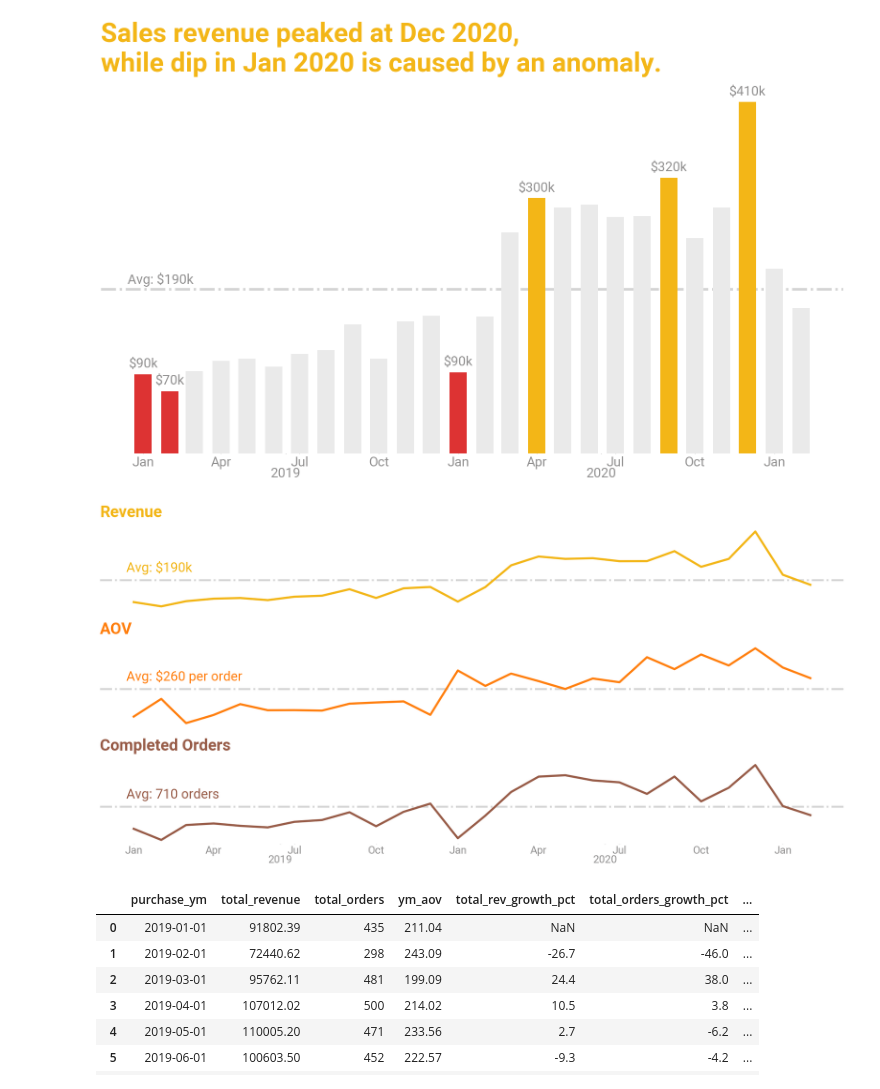
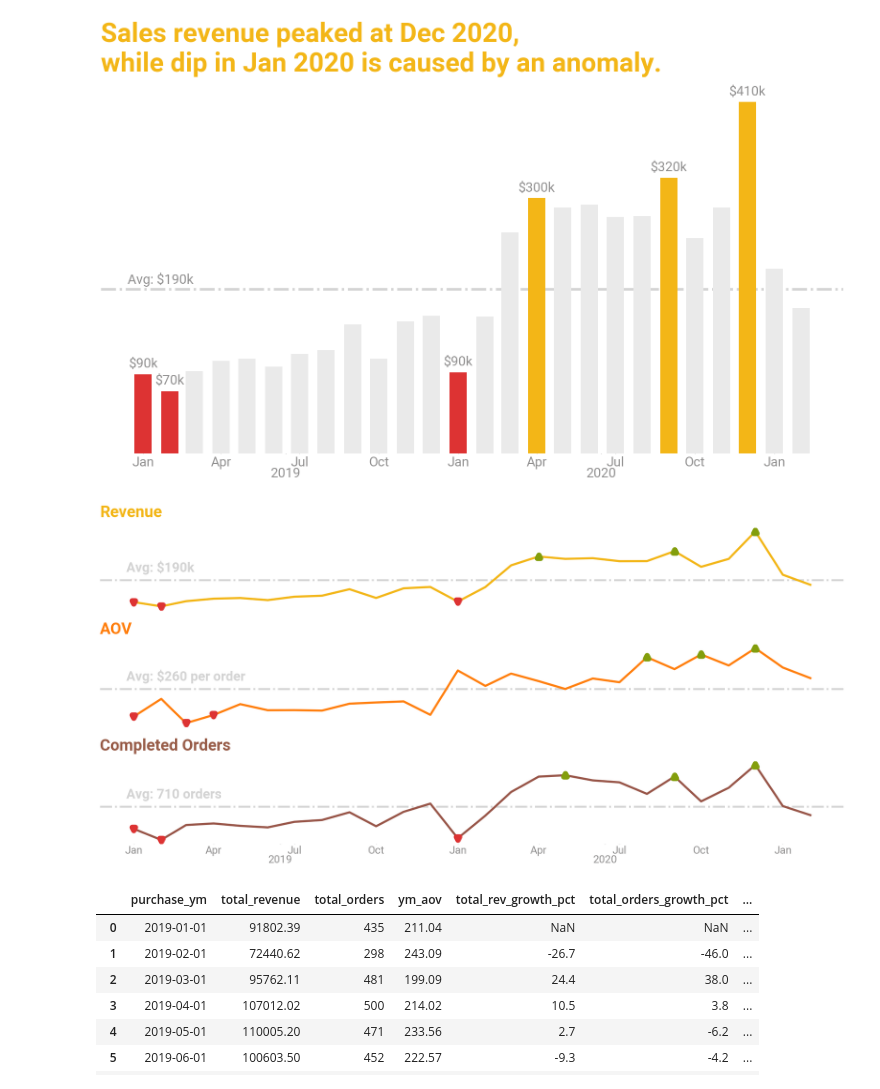
Before and after one commit to mjsluminarias/gamezone-ecommerce, a Jupyter notebook: code_queries/sales.ipynb, the cells around one changed output. Saved outputs shown, nothing was run; the diff lists cells and outputs as text; code cells hidden in the pictures.

```diff
--- a/code_queries/sales.ipynb
+++ b/code_queries/sales.ipynb
@@ -163,8 +163,20 @@ plt.show()
 # Create 3 stacked subplots sharing the x-axis
 fig, ax = plt.subplots(nrows=3, ncols=1, sharex=True, figsize=(20, 10))
 
+low_rev = rev_data_ym.nsmallest(3, columns='total_revenue')
+high_rev = rev_data_ym.nlargest(3, columns='total_revenue')
+
+low_ym_aov = rev_data_ym.nsmallest(3, columns='ym_aov')
+high_ym_aov = rev_data_ym.nlargest(3, columns='ym_aov')
+
+low_ym_orders = rev_data_ym.nsmallest(3, columns='total_orders')
+high_ym_orders = rev_data_ym.nlargest(3, columns='total_orders')
+
 # Plot data on each axis
 # ax[0].axhline(y=rev_data_ym["total_revenue"].mean(), color='red', linestyle='--', linewidth=1)
+ax[0].scatter(high_rev["purchase_ym"], high_rev["total_revenue"],
+    color = "#839E0C", marker = "^", linewidth = 10, label = "Top 3", zorder = 10)
+ax[0].scatter(low_rev["purchase_ym"], low_rev["total_revenue"], color = "#dd3333", marker = "v", linewidth = 10, zorder = 10, label = "Bottom 3")
 ax[0].plot(rev_data_ym["purchase_ym"], rev_data_ym["total_revenue"],
     color= "#f3b617", linewidth=4)
 ax[0].axhline(y=rev_data_ym["total_revenue"].mean(), color="#D4D4D4",
@@ -183,7 +195,9 @@ ax[0].annotate(f"Avg: ${int(round(rev_data_ym["total_revenue"].mean()/1000, -1))
     xycoords=("axes fraction", "data"),  # x: 0-1 across the axes, y: data value
     xytext=(50, 10),                       # 5 pts right, 4 pts above the line
     textcoords="offset points", ha="left", va="bottom",
-    fontsize=25, color = "#f3b617")
+    fontsize=25,
+    fontweight="bold",
+    color = "#D4D4D4")
 
 ax[0].set_ylabel('total_revenue')
 ax[0].spines["top"].set_visible(False)
@@ -196,6 +210,10 @@ ax[0].axes.get_yaxis().set_visible(False)
 
 
 # ax[1].axhline(y=rev_data_ym["ym_aov"].mean(), color='red', linestyle='--', linewidth=1)
+
+ax[1].scatter(low_ym_aov["purchase_ym"], low_ym_aov["ym_aov"], color = "#dd3333", marker = "v", linewidth = 10, zorder = 10)
+ax[1].scatter(high_ym_aov["purchase_ym"], high_ym_aov["ym_aov"], color = "#839E0C", marker = "^", linewidth = 10, zorder = 10)
+
 ax[1].plot(rev_data_ym["purchase_ym"], rev_data_ym["ym_aov"], color='tab:orange', linewidth=4)
 ax[1].axhline(y=rev_data_ym["ym_aov"].mean(), color="#D4D4D4",
     linestyle='-.', linewidth=3.5, zorder=0)
@@ -217,10 +235,17 @@ ax[1].annotate(f"Avg: ${int(round(rev_data_ym["ym_aov"].mean(), -1))} per order"
     xycoords=("axes fraction", "data"),  # x: 0-1 across the axes, y: data value
     xytext=(50, 10),                       # 5 pts right, 4 pts above the line
     textcoords="offset points", ha="left", va="bottom",
-    fontsize=25, color = "tab:orange")
+    fontsize=25,
+    fontweight="bold",
+    color = "#D4D4D4")
 
 
-ax[2].plot(rev_data_ym["purchase_ym"], rev_data_ym["total_orders"], color="#985c48", linewidth=4)
+
+
+ax[2].scatter(low_ym_orders["purchase_ym"], low_ym_orders["total_orders"], color = "#dd3333", marker = "v", linewidth = 10, zorder = 10)
+ax[2].scatter(high_ym_orders["purchase_ym"], high_ym_orders["total_orders"], color = "#839E0C", marker = "^", linewidth = 10, zorder = 10)
+
+ax[2].plot(rev_data_ym["purchase_ym"], rev_data_ym["total_orders"], color="#985548", linewidth=4)
 ax[2].axhline(y=rev_data_ym["total_orders"].mean(), color="#D4D4D4",
     linestyle='-.', linewidth=3.5, zorder=0)
 
@@ -247,37 +272,38 @@ ax[2].annotate(f"Avg: {int(round(rev_data_ym["total_orders"].mean(), -1))} order
     xytext=(50, 10),                       # 5 pts right, 4 pts above the line
     textcoords="offset points", ha="left", va="bottom",
     fontsize=25,
-    color = "#985c48")
+    fontweight="bold",
+    color = "#D4D4D4")
 
 # Set the x-label on the bottom plot only
 # ax[2].set_xlabel('X Axis')
 
 
 #####
 ax[2].xaxis.set_minor_locator(mdates.MonthLocator(bymonth=[1, 4, 7, 10]))
 ax[2].xaxis.set_minor_formatter(mdates.DateFormatter("%b"))
 
 # years (major ticks), placed mid-year so they don't collide with Jan/Jul
 ax[2].xaxis.set_major_locator(mdates.YearLocator(month=6, day=15))
 ax[2].xaxis.set_major_formatter(mdates.DateFormatter("%Y"))
 
 #params for years
 ax[2].tick_params(axis="x", which="major", pad=20, length=1,
     colors= "#908F8F")
 # params for months
 ax[2].tick_params(axis="x", which="minor", pad=3, length=1,
     colors= "#908F8F")
 
 
 
 fig.subplots_adjust(hspace=0)
 # Adjust layout to prevent clipping
 plt.tight_layout()
 
 plt.savefig("../figures/sales/sales.png", transparent=True, dpi=300)
 plt.show()
 # %% [output]
-[figure, old version]
+[figure, new version]
 # %%
 rev_data_ym["total_rev_growth_pct"] = (100.0 * (rev_data_ym["total_revenue"] - rev_data_ym["total_revenue"].shift(1))/rev_data_ym["total_revenue"]).round(1)
 rev_data_ym["total_orders_growth_pct"] = (100.0 * (rev_data_ym["total_orders"] - rev_data_ym["total_orders"].shift(1))/rev_data_ym["total_orders"]).round(1)
```
Also changed, not shown: 2 other files.
